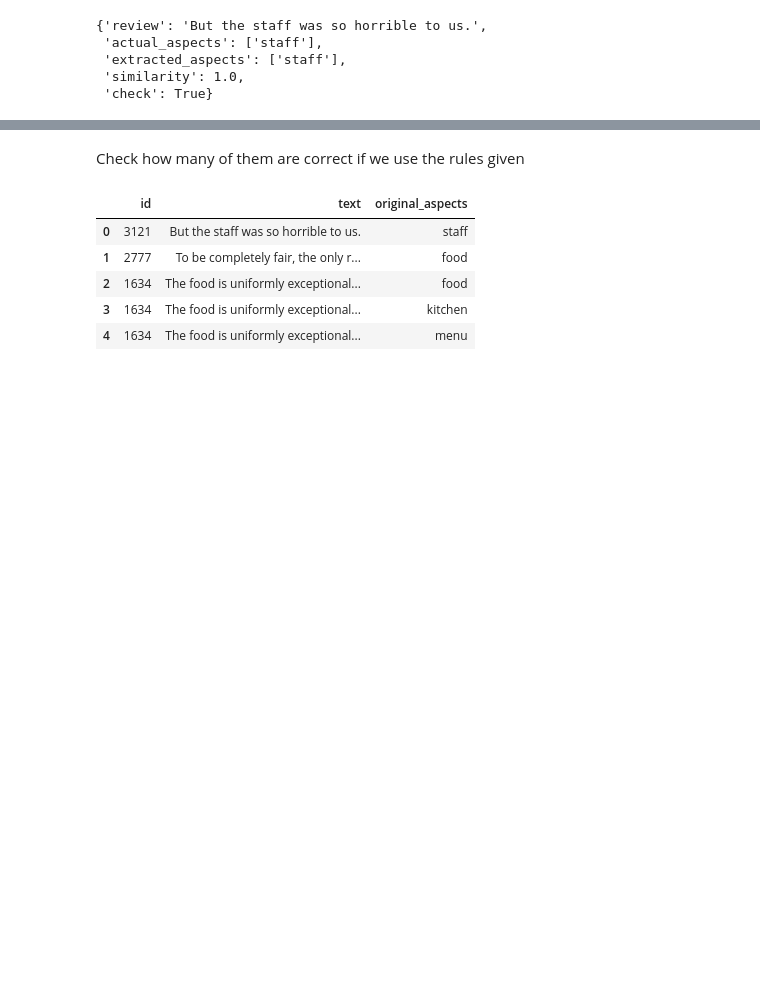
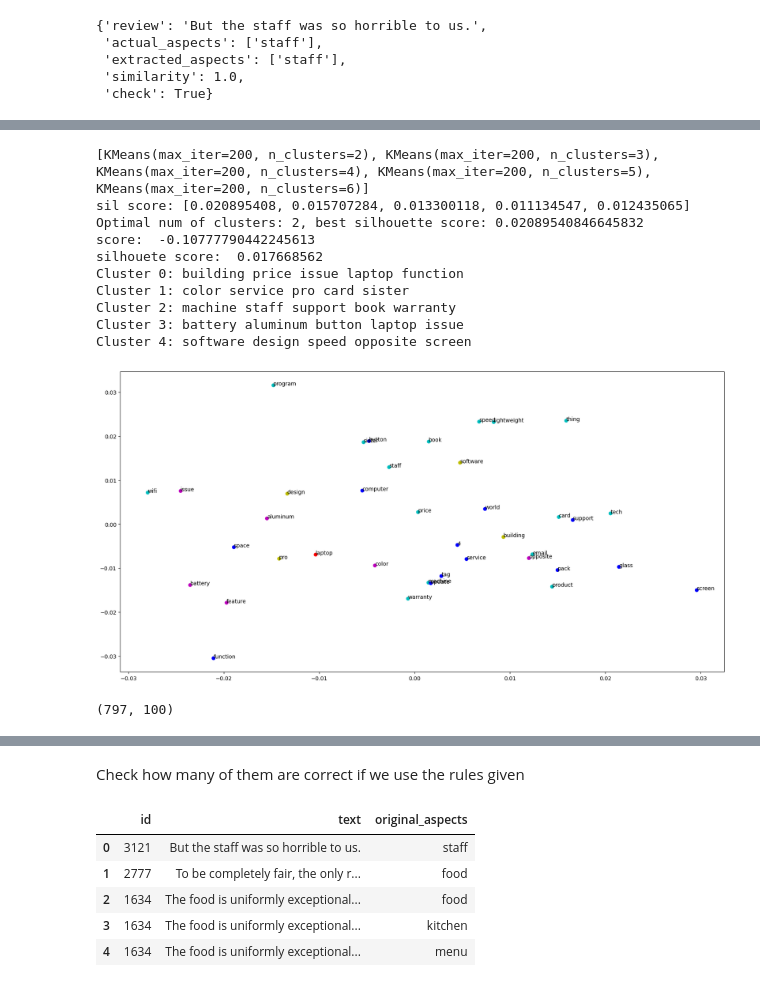
Before and after one commit to pinksi/aspect-extraction, a Jupyter notebook: rules_aspect_extraction.ipynb, the cells around one changed output, grey strips where cells are left out. Saved outputs shown, nothing was run; the diff lists cells and outputs as text; code cells hidden in the pictures; blank space fills up the shorter version.

```diff
--- a/rules_aspect_extraction.ipynb
+++ b/rules_aspect_extraction.ipynb
@@ -192,0 +461,18 @@ all_reviews[0]
+# %%
+a_aspects=[i for a in all_reviews for i in a["extracted_aspects"]]
+unique_aspects = clean_aspects(a_aspects)
+a_vec, labels = cluster_aspects(unique_aspects)
+visualize_clusters(unique_aspects, a_vec, labels)
+a_l, l_a = get_top_words_from_cluster(unique_aspects, labels)
+# %% [output]
+[KMeans(max_iter=200, n_clusters=2), KMeans(max_iter=200, n_clusters=3), KMeans(max_iter=200, n_clusters=4), KMeans(max_iter=200, n_clusters=5), KMeans(max_iter=200, n_clusters=6)]
+sil score: [0.020895408, 0.015707284, 0.013300118, 0.011134547, 0.012435065]
+Optimal num of clusters: 2, best silhouette score: 0.02089540846645832
+score:  -0.10777790442245613
+silhouete score:  0.017668562
+Cluster 0: building price issue laptop function
+Cluster 1: color service pro card sister
+Cluster 2: machine staff support book warranty
+Cluster 3: battery aluminum button laptop issue
+Cluster 4: software design speed opposite screen
+[figure, added]
@@ -192,0 +491,4 @@ all_reviews[0]
+# %%
+len(aspect_vectors), len(aspect_vectors[0])
+# %% [output]
+(797, 100)
```
Also changed, not shown: parts of 34 cells of this notebook, 3 other files.
